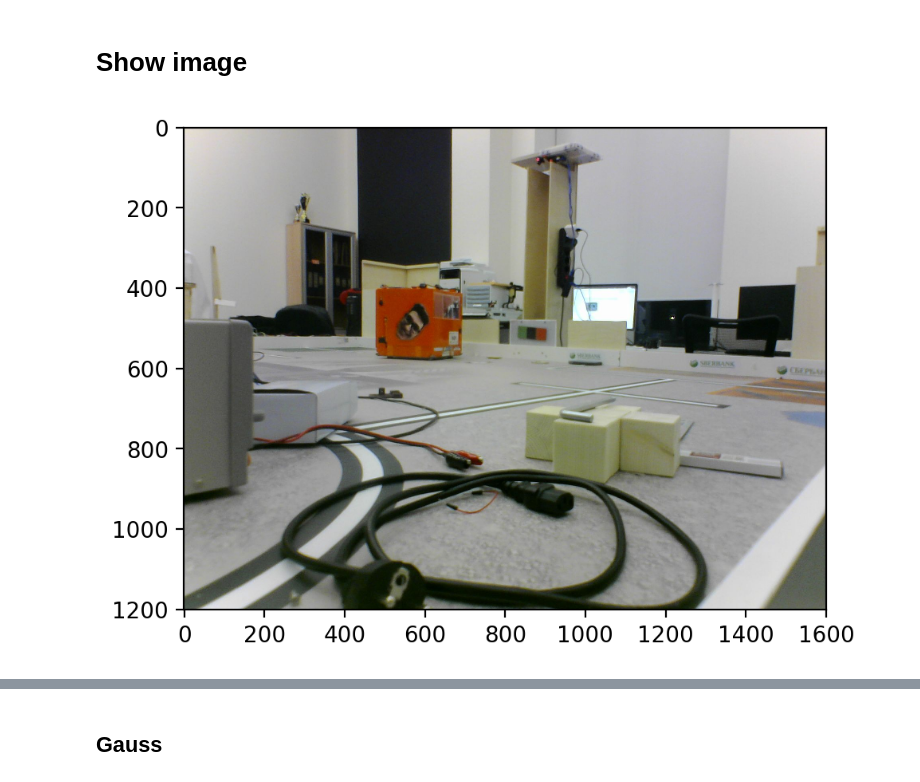
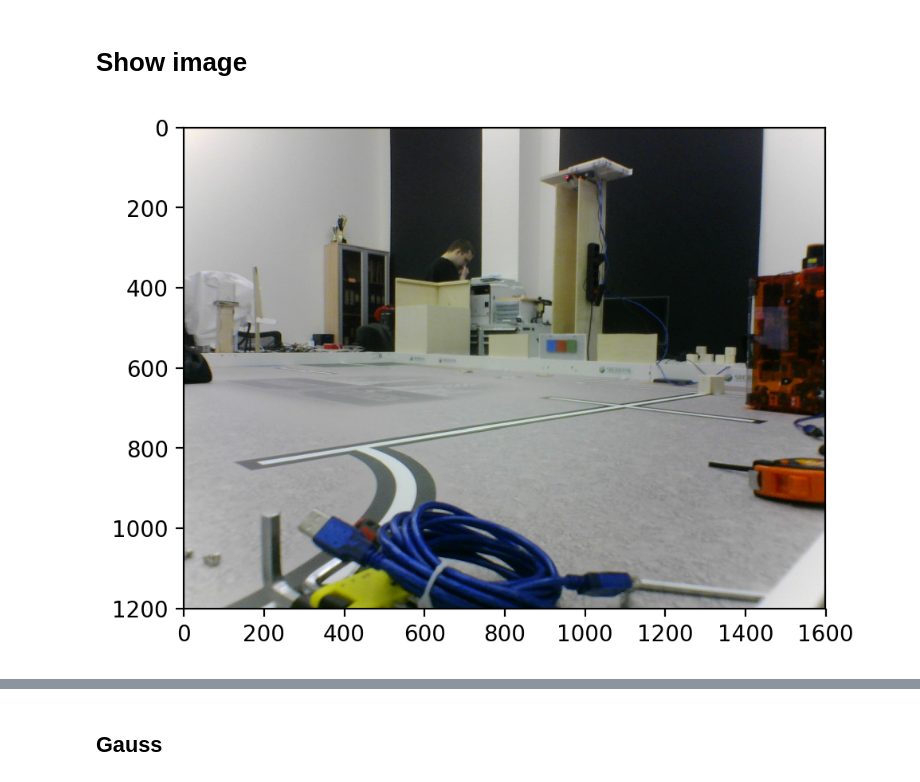
Before and after one commit to SkoltechRobotics/Eurobot2018, a Jupyter notebook: ComputerVision/CubeSequenceRecognition/PlanRecognition.ipynb, the cells around one changed output, grey strips where cells are left out. Cells and saved outputs as stored; diff of their text form; code cells hidden in the pictures.

```diff
--- a/ComputerVision/CubeSequenceRecognition/PlanRecognition.ipynb
+++ b/ComputerVision/CubeSequenceRecognition/PlanRecognition.ipynb
@@ -64,8 +61,9 @@ ax.imshow(orig_colors_img)
 # %% [markdown]
 # Show image
 # %%
-img = cv2.cvtColor(cv2.imread("imgs/321_1.png"), cv2.COLOR_BGR2RGB)
+n_transformation = 1
+raw_img = cv2.cvtColor(cv2.imread("old_imgs/013.png"), cv2.COLOR_BGR2RGB)
 fig, ax = plt.subplots(1, 1, figsize=(6, 4), dpi=200)
-ax.imshow(img);
+ax.imshow(raw_img);
 # %% [output]
-[figure, old version]
+[figure, new version]
```
Also changed, not shown: parts of 62 cells of this notebook.
